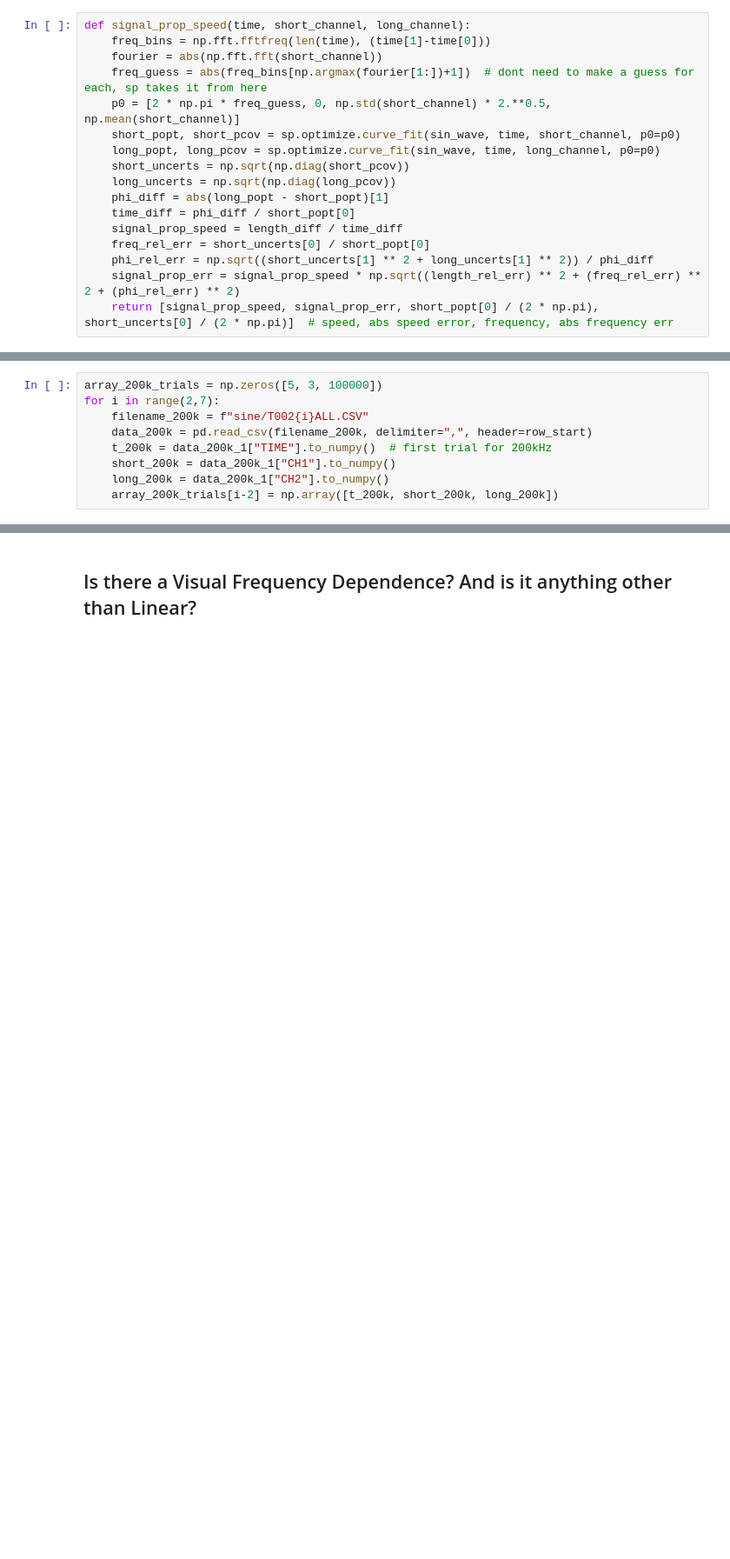
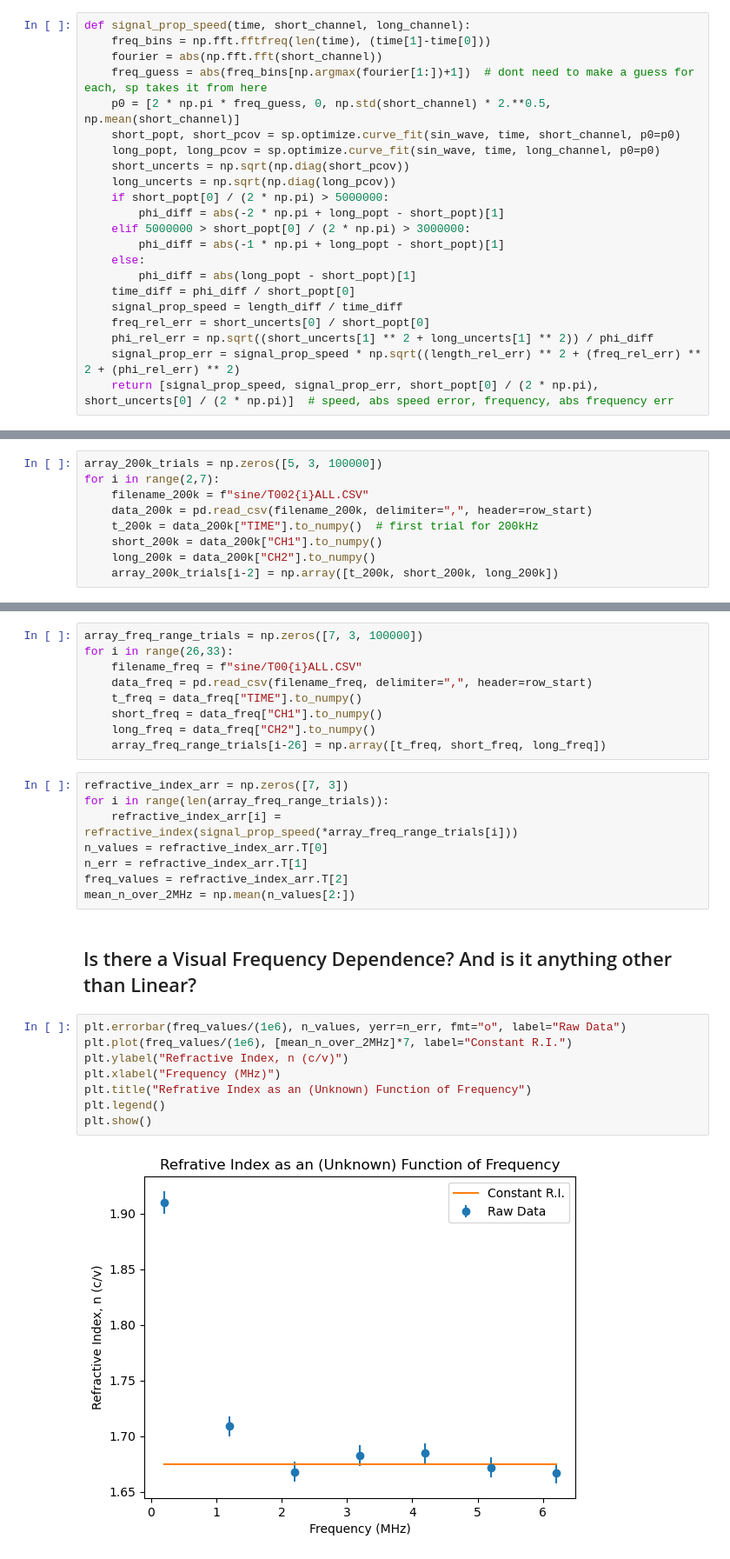
Before and after one commit to xingyzt/5bl, a Jupyter notebook: capstone/sine_propagation_delay.ipynb, the cells around one changed output, grey strips where cells are left out. Shown at 87% size. Cells and saved outputs as stored; diff of their text form; blank space fills up the shorter version.

```diff
--- a/capstone/sine_propagation_delay.ipynb
+++ b/capstone/sine_propagation_delay.ipynb
@@ -118,7 +128,12 @@ def signal_prop_speed(time, short_channel, long_channel):
     long_popt, long_pcov = sp.optimize.curve_fit(sin_wave, time, long_channel, p0=p0)
     short_uncerts = np.sqrt(np.diag(short_pcov))
     long_uncerts = np.sqrt(np.diag(long_pcov))
-    phi_diff = abs(long_popt - short_popt)[1]
+    if short_popt[0] / (2 * np.pi) > 5000000:
+        phi_diff = abs(-2 * np.pi + long_popt - short_popt)[1]
+    elif 5000000 > short_popt[0] / (2 * np.pi) > 3000000:
+        phi_diff = abs(-1 * np.pi + long_popt - short_popt)[1]
+    else:
+        phi_diff = abs(long_popt - short_popt)[1]
     time_diff = phi_diff / short_popt[0]
     signal_prop_speed = length_diff / time_diff
     freq_rel_err = short_uncerts[0] / short_popt[0]
@@ -168,9 +186,9 @@ array_200k_trials = np.zeros([5, 3, 100000])
 for i in range(2,7):
     filename_200k = f"sine/T002{i}ALL.CSV"
     data_200k = pd.read_csv(filename_200k, delimiter=",", header=row_start)
-    t_200k = data_200k_1["TIME"].to_numpy()  # first trial for 200kHz
-    short_200k = data_200k_1["CH1"].to_numpy()
-    long_200k = data_200k_1["CH2"].to_numpy()
+    t_200k = data_200k["TIME"].to_numpy()  # first trial for 200kHz
+    short_200k = data_200k["CH1"].to_numpy()
+    long_200k = data_200k["CH2"].to_numpy()
     array_200k_trials[i-2] = np.array([t_200k, short_200k, long_200k])
 # %%
 refractive_index_200kHz = avg_index(array_200k_trials)
@@ -177,4 +198,31 @@ refractive_index_200kHz = avg_index(array_200k_trials)
 # %% [markdown]
 # Refractive Index over Range of Frequencies
+# %%
+array_freq_range_trials = np.zeros([7, 3, 100000])
+for i in range(26,33):
+    filename_freq = f"sine/T00{i}ALL.CSV"
+    data_freq = pd.read_csv(filename_freq, delimiter=",", header=row_start)
+    t_freq = data_freq["TIME"].to_numpy()
+    short_freq = data_freq["CH1"].to_numpy()
+    long_freq = data_freq["CH2"].to_numpy()
+    array_freq_range_trials[i-26] = np.array([t_freq, short_freq, long_freq])
+# %%
+refractive_index_arr = np.zeros([7, 3])
+for i in range(len(array_freq_range_trials)):
+    refractive_index_arr[i] = refractive_index(signal_prop_speed(*array_freq_range_trials[i]))
+n_values = refractive_index_arr.T[0]
+n_err = refractive_index_arr.T[1]
+freq_values = refractive_index_arr.T[2]
+mean_n_over_2MHz = np.mean(n_values[2:])
 # %% [markdown]
 ## Is there a Visual Frequency Dependence? And is it anything other than Linear?
+# %%
+plt.errorbar(freq_values/(1e6), n_values, yerr=n_err, fmt="o", label="Raw Data")
+plt.plot(freq_values/(1e6), [mean_n_over_2MHz]*7, label="Constant R.I.")
+plt.ylabel("Refractive Index, n (c/v)")
+plt.xlabel("Frequency (MHz)")
+plt.title("Refrative Index as an (Unknown) Function of Frequency")
+plt.legend()
+plt.show()
+# %% [output]
+[figure, added]
```
Also changed, not shown: parts of 13 cells of this notebook.
